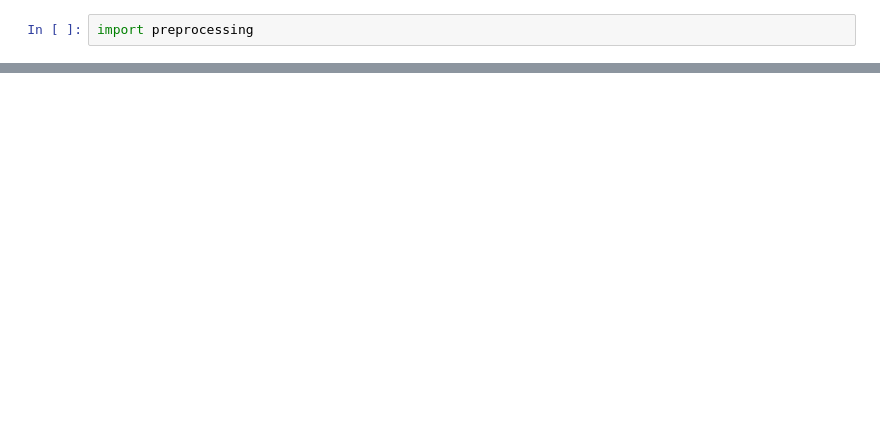
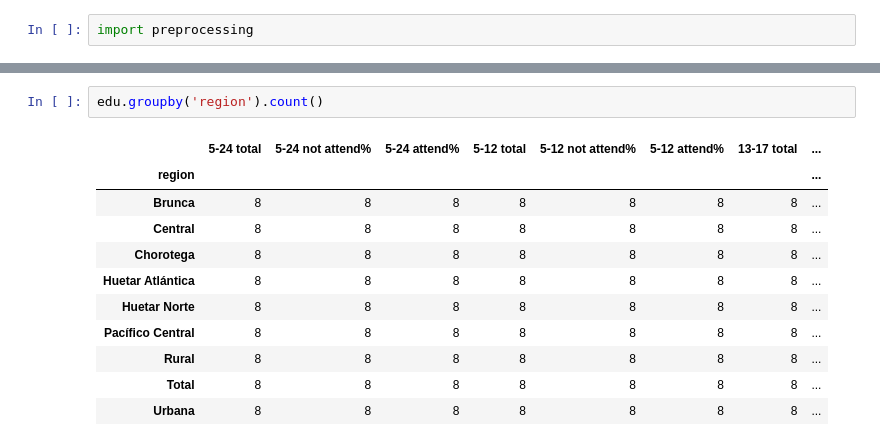
Before and after one commit to zhaomh1998/ece143, a Jupyter notebook: INEC_data_sets.ipynb, the cells around one changed output, grey strips where cells are left out. Saved outputs shown, nothing was run; the diff lists cells and outputs as text; blank space fills up the shorter version.

```diff
--- a/INEC_data_sets.ipynb
+++ b/INEC_data_sets.ipynb
@@ -51,3 +67,17 @@ According to planning area and region
 | 2 | Rural | 488498 | 31.2296 | 68.7704 | 191648 | 5.60455 | 94.3955 | ... |
 | 3 | Central | 983942 | 29.5238 | 70.4762 | 328945 | 2.8184 | 97.1816 | ... |
 | 4 | Chorotega | 131340 | 30.0122 | 69.9878 | 47884 | 4.88472 | 95.1153 | ... |
+# %%
+edu.groupby('region').count()
+# %% [output]
+|  | 5-24 total | 5-24 not attend% | 5-24 attend% | 5-12 total | 5-12 not attend% | 5-12 attend% | 13-17 total | ... |
+| region |  |  |  |  |  |  |  | ... |
+| Brunca | 8 | 8 | 8 | 8 | 8 | 8 | 8 | ... |
+| Central | 8 | 8 | 8 | 8 | 8 | 8 | 8 | ... |
+| Chorotega | 8 | 8 | 8 | 8 | 8 | 8 | 8 | ... |
+| Huetar Atlántica | 8 | 8 | 8 | 8 | 8 | 8 | 8 | ... |
+| Huetar Norte | 8 | 8 | 8 | 8 | 8 | 8 | 8 | ... |
+| Pacífico Central | 8 | 8 | 8 | 8 | 8 | 8 | 8 | ... |
+| Rural | 8 | 8 | 8 | 8 | 8 | 8 | 8 | ... |
+| Total | 8 | 8 | 8 | 8 | 8 | 8 | 8 | ... |
+| Urbana | 8 | 8 | 8 | 8 | 8 | 8 | 8 | ... |
```
Also changed, not shown: parts of 3 cells of this notebook, 2 other files.
